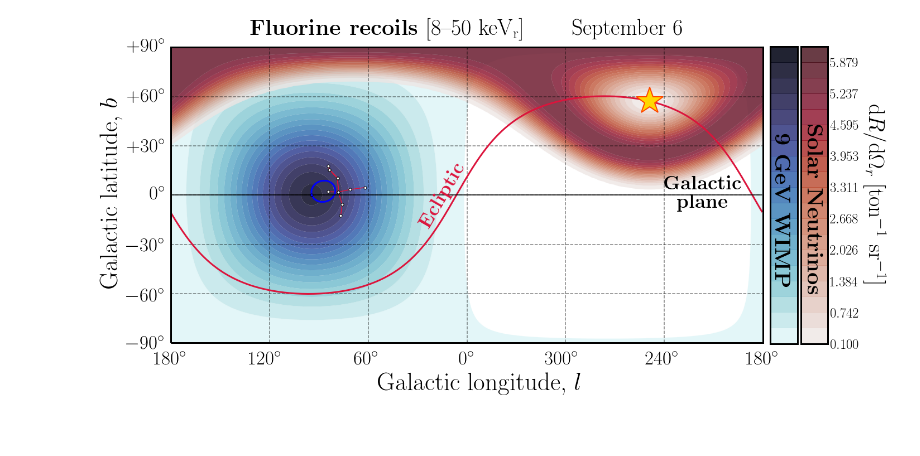
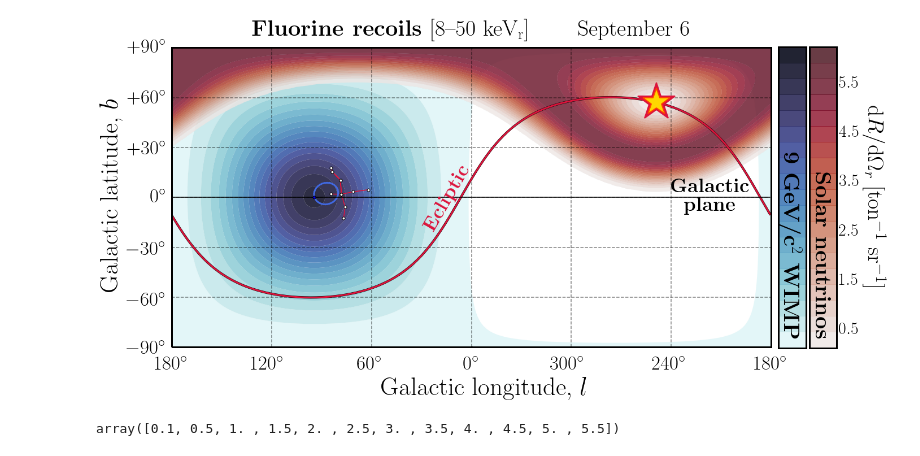
Before and after one commit to cajohare/CYGNUS, a Jupyter notebook: python/Plot_Skymaps_new.ipynb, the cells around one changed output. Cells and saved outputs as stored; diff of their text form; code cells hidden in the pictures; blank space fills up the shorter version.

```diff
--- a/python/Plot_Skymaps_new.ipynb
+++ b/python/Plot_Skymaps_new.ipynb
@@ -106,6 +106,8 @@ cyg = array([[ 62.10963941,   4.57150891],
 
 Months = array(['January','February','March','April','May','June','July','August','September','October','November','December'])
 datecumsum = cumsum(array([31,28,31,30,31,30,31,31,30,31,30,31]))
+
+Loc = Boulby
 
 def Psun(JD):
     lat = Loc.Latitude
@@ -152,6 +154,12 @@ E_th = 8.0
 E_max = 50.0
 PH,TH,dR_mapw,dR_mapn = GetMaps(m_chi,sigma_p,F19,E_th,E_max,Jan1+ti,ne,n)
 # %%
+import matplotlib.patheffects as pe
+
+pew=[pe.Stroke(linewidth=4, foreground='w'), pe.Normal()]
+pek=[pe.Stroke(linewidth=4, foreground='k'), pe.Normal()]
+pec=[pe.Stroke(linewidth=4, foreground='crimson'), pe.Normal()]
+
 #cmax = amax(dR_mapw)
 nlevels = 20
 cmax = 6.2
@@ -192,20 +200,25 @@ ax.plot(-cyg[4:,0],cyg[4:,1],'-',color='crimson',transform=ccrs.PlateCarree())
 ax.plot(-cyg[:,0],cyg[:,1],'.',color='w',ms=10,mec='k',lw=1.5,transform=ccrs.PlateCarree())
 ax.text(120,3,r'{\bf Galactic}',color=gridlinecolor,transform=ccrs.PlateCarree(),fontsize=tfs)
 ax.text(128,-8,r'{\bf plane}',color=gridlinecolor,transform=ccrs.PlateCarree(),fontsize=tfs)
-ax.plot(ecl[:,0],ecl[:,1],'-',lw=3,color='crimson',transform=ccrs.PlateCarree())
-ax.plot(cygabb[:,0],cygabb[:,1],'-',lw=3,color='blue',transform=ccrs.PlateCarree())
+ax.plot(ecl[:,0],ecl[:,1],'-',lw=3,color='crimson',transform=ccrs.PlateCarree(),path_effects=pek)
+ax.plot(cygabb[:,0],cygabb[:,1],'-',lw=3,color='royalblue',transform=ccrs.PlateCarree())
 ax.plot(xlab(ti+Jan1)[0],xlab(ti+Jan1)[1],'.',ms=10,color='blue',mec='k',lw=1.5,transform=ccrs.PlateCarree(),zorder=10)
 
 ax.text(-30,-20,r'{\bf Ecliptic}',color='crimson',transform=ccrs.PlateCarree(),fontsize=tfs,rotation=60)
 
+ax.plot(Psun(Jan1+ti)[0],Psun(Jan1+ti)[1],'*',ms=70,markerfacecolor='crimson',mec='crimson',mew=2,transform=ccrs.PlateCarree())
 ax.plot(Psun(Jan1+ti)[0],Psun(Jan1+ti)[1],'*',ms=50,markerfacecolor='gold',mec='orangered',mew=2,transform=ccrs.PlateCarree())
 
 im1 = ax.contourf(rad2deg(PH), rad2deg(TH), dR_mapw,levels=levels,transform=ccrs.PlateCarree(),cmap=cmap_w,vmin=cmin,vmax=cmax,linestyles='none',zorder=0,alpha=0.9,antialiased=True)
-ax.contour(rad2deg(PH), rad2deg(TH), dR_mapw,levels=levels,transform=ccrs.PlateCarree(),cmap=cmap_w,vmin=cmin,vmax=cmax,zorder=1,linewidths=0.1,alpha=0.9)
+ax.contour(rad2deg(PH), rad2deg(TH), dR_mapw,levels=levels,transform=ccrs.PlateCarree(),cmap=cmap_w,vmin=cmin,vmax=cmax,zorder=1,linewidths=0.1,alpha=0.4)
+ax.contour(rad2deg(PH), rad2deg(TH), dR_mapn,levels=levels,transform=ccrs.PlateCarree(),cmap=cmap_nu,vmin=cmin,vmax=cmax,zorder=2,linewidths=0.1,alpha=0.4)
+ax.contour(rad2deg(PH), rad2deg(TH), dR_mapn,levels=levels,transform=ccrs.PlateCarree(),cmap=cmap_nu,vmin=cmin,vmax=cmax,zorder=2,linewidths=0.1,alpha=0.4)
 
 
 im2 = ax.contourf(rad2deg(PH), rad2deg(TH), dR_mapn,levels=levels,transform=ccrs.PlateCarree(),cmap=cmap_nu,vmin=cmin,vmax=cmax,linestyles='none',zorder=1,alpha=0.8,antialiased=True)
-ax.contour(rad2deg(PH), rad2deg(TH), dR_mapn,levels=levels,transform=ccrs.PlateCarree(),cmap=cmap_nu,vmin=cmin,vmax=cmax,zorder=2,linewidths=0.1,alpha=0.8)
+ax.contour(rad2deg(PH), rad2deg(TH), dR_mapn,levels=levels,transform=ccrs.PlateCarree(),cmap=cmap_nu,vmin=cmin,vmax=cmax,zorder=2,linewidths=0.1,alpha=0.3)
+ax.contour(rad2deg(PH), rad2deg(TH), dR_mapn,levels=levels,transform=ccrs.PlateCarree(),cmap=cmap_nu,vmin=cmin,vmax=cmax,zorder=2,linewidths=0.1,alpha=0.3)
+ax.contour(rad2deg(PH), rad2deg(TH), dR_mapn,levels=levels,transform=ccrs.PlateCarree(),cmap=cmap_nu,vmin=cmin,vmax=cmax,zorder=2,linewidths=0.1,alpha=0.3)
 
 #ax.contourf(rad2deg(PH), rad2deg(TH), dR_mapn,levels=levels,transform=ccrs.PlateCarree(),cmap=cmap_nu,vmin=cmin,vmax=cmax,alpha=0.0,linestyles='none',antialiased=True,edgecolor='face')
 
@@ -216,35 +229,39 @@ ax.text(-0.12,0.2,'Galactic latitude, $b$',transform=ax.transAxes,fontsize=tfs+1
 
 ax.plot([0,0],[-90,90],'.',color=gridlinecolor,transform=ccrs.PlateCarree())
 ax.plot([-181,181],[0,0],'-',color=gridlinecolor,lw=1.5,transform=ccrs.PlateCarree())
 ax.set_title(r'{\bf Fluorine recoils} [8--50 keV$_{\rm r}$] \quad \quad September 6',fontsize=tfs+5,pad=15)
 
 
 # # Now adding the colorbar
 #lf = array([[cmax,0],[cmin,0]])
 cbar_ax1 = fig.add_axes([0.92-0.01, 0.132, 0.2, 0.74])
 cbar1 = plt.colorbar(im1,extend='max',use_gridspec=True,ticks=[],aspect=11,fraction=1.0)
 cbar_ax1.axis('off')
 
 cbar_ax2 = fig.add_axes([0.96-0.01, 0.132, 0.2, 0.74])
-cbar2 = plt.colorbar(im2,extend='max',use_gridspec=True,aspect=11,fraction=1.0)
-cbar2.ax.tick_params(labelsize=25)
+cbar2 = plt.colorbar(im2,extend='max',use_gridspec=True,ticks=arange(0.5,6.5,1),aspect=11,fraction=1.0)
+cbar2.ax.tick_params(labelsize=30)
 cbar2.set_label(label=r'$\textrm{d}R/\textrm{d}\Omega_r$ [ton$^{-1}$ sr$^{-1}$]',fontsize=40,rotation=-90,labelpad=45)
 cbar_ax2.axis('off')
 cbar1.ax.tick_params(size=0)
 cbar2.ax.tick_params(size=0)
 #cbar1.solids.set(alpha=0.5)
 #cbar2.solids.set(alpha=0.5)
 #cbar1.solids.set_edgecolor("face")
 cbar1.solids.set_rasterized(True)
 #cbar2.solids.set_edgecolor("face")
 cbar2.solids.set_rasterized(True)
 
 
 
-plt.gcf().text(0.952,0.25,r'{\bf Solar Neutrinos}',rotation=-90,color='k',fontsize=40,verticalalignment='bottom')
-plt.gcf().text(0.91,0.27,r'{\bf 9 GeV WIMP}',rotation=-90,color='k',fontsize=40,verticalalignment='bottom')
+plt.gcf().text(0.952,0.15,r'{\bf Solar neutrinos}',rotation=-90,color='k',fontsize=40,verticalalignment='bottom')
+plt.gcf().text(0.91,0.15,r'{\bf 9 GeV/c$^{2}$ WIMP}',rotation=-90,color='k',fontsize=40,verticalalignment='bottom')
 
 plt.show()
 fig.savefig('../plots/Skymaps.pdf',bbox_inches='tight')
 # %% [output]
-[figure, old version]
+[figure, new version]
+# %%
+append(0.1,arange(0.5,6.5,0.5))
+# %% [output]
+array([0.1, 0.5, 1. , 1.5, 2. , 2.5, 3. , 3.5, 4. , 4.5, 5. , 5.5])
```
Also changed, not shown: 42 other files.
